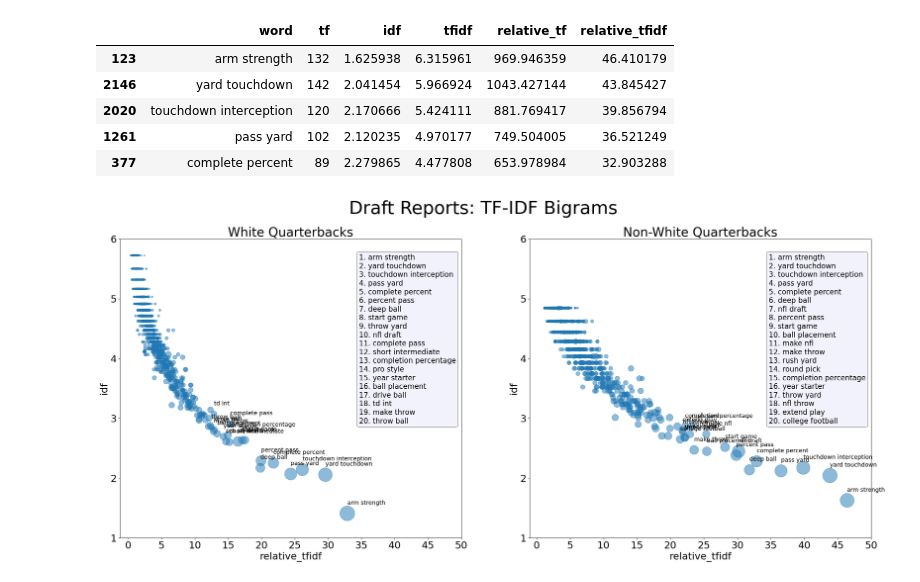
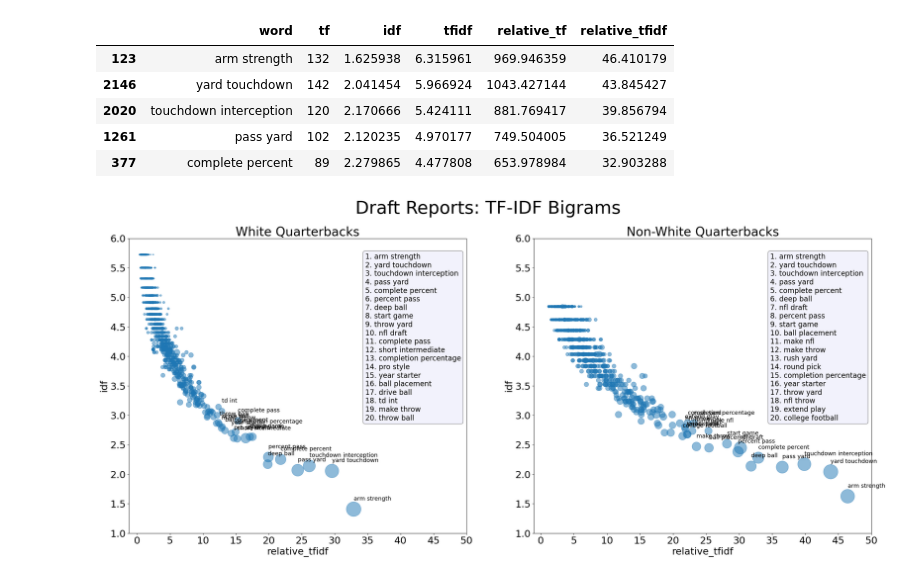
Before and after one commit to Ezekiel-25-17/Racial_Bias_in_American_Football, a Jupyter notebook: reports-tfidf_analysis.ipynb, the cells around one changed output. Cells and saved outputs as stored; diff of their text form; code cells hidden in the pictures.

```diff
--- a/reports-tfidf_analysis.ipynb
+++ b/reports-tfidf_analysis.ipynb
@@ -196,7 +197,7 @@ plt.rcParams.update({'font.size': 22})
 fig, axs = plt.subplots(1,2, figsize = (30,12))
 top = 20
 xticks = range(0, 36, 5)
-yticks = range(0, 7, 1)
+yticks = np.arange(0.5, 5.6, 0.5)
 
 ax = axs[0]
 ax = df_w.plot.scatter(x = 'relative_tfidf', y = 'idf', s = 'relative_tf', ax = ax, alpha = 0.5, edgecolor = 'tab:blue', xticks=xticks, yticks=yticks)
@@ -290,7 +291,7 @@ plt.rcParams.update({'font.size': 22})
 fig, axs = plt.subplots(1,2, figsize = (30,12))
 top = 20
 xticks = range(0, 51, 5)
-yticks = range(1, 7, 1)
+yticks = np.arange(1, 6.1, 0.5)
 
 ax = axs[0]
 ax = df_w.plot.scatter(x = 'relative_tfidf', y = 'idf', s = 'relative_tf', ax = ax, alpha = 0.5, edgecolor = 'tab:blue', xticks=xticks, yticks=yticks)
@@ -298,31 +299,31 @@ ax = df_w.plot.scatter(x = 'relative_tfidf', y = 'idf', s = 'relative_tf', ax =
 text = []
 t = 1
 for i in list(df_w.index[:top]):
     ax.annotate(df_w.word[i], (df_w.relative_tfidf[i], df_w.idf[i] + 0.15), fontsize=13)
     text.append(f'{t}. {df_w.word[i]}')
     t += 1
 
 textstr = '\n'.join(text)
 props = dict(boxstyle='round', facecolor='lavender', alpha=0.5)
 ax.text(0.70, 0.95, textstr, transform=ax.transAxes, fontsize=16, verticalalignment='top', bbox=props)
 ax.set_title('White Quarterbacks', fontsize=28)
 
 ax = axs[1]
 ax = df_nw.plot.scatter(x = 'relative_tfidf', y = 'idf', s = 'relative_tf', ax = ax, alpha = 0.5, edgecolor = 'tab:blue', xticks=xticks, yticks=yticks)
 
 text = []
 t = 1
 for i in list(df_nw.index[:top]):
     ax.annotate(df_nw.word[i], (df_nw.relative_tfidf[i], df_nw.idf[i] + 0.15), fontsize=13)
     text.append(f'{t}. {df_nw.word[i]}')
     t += 1
 
 textstr = '\n'.join(text)
 props = dict(boxstyle='round', facecolor='lavender', alpha=0.5)
 ax.text(0.70, 0.95, textstr, transform=ax.transAxes, fontsize=16, verticalalignment='top', bbox=props)
 ax.set_title('Non-White Quarterbacks', fontsize=28)
 
 fig.suptitle("Draft Reports: TF-IDF Bigrams", fontsize=40)
 plt.show()
 # %% [output]
-[figure, old version]
+[figure, new version]
```
Also changed, not shown: parts of 2 cells of this notebook.
